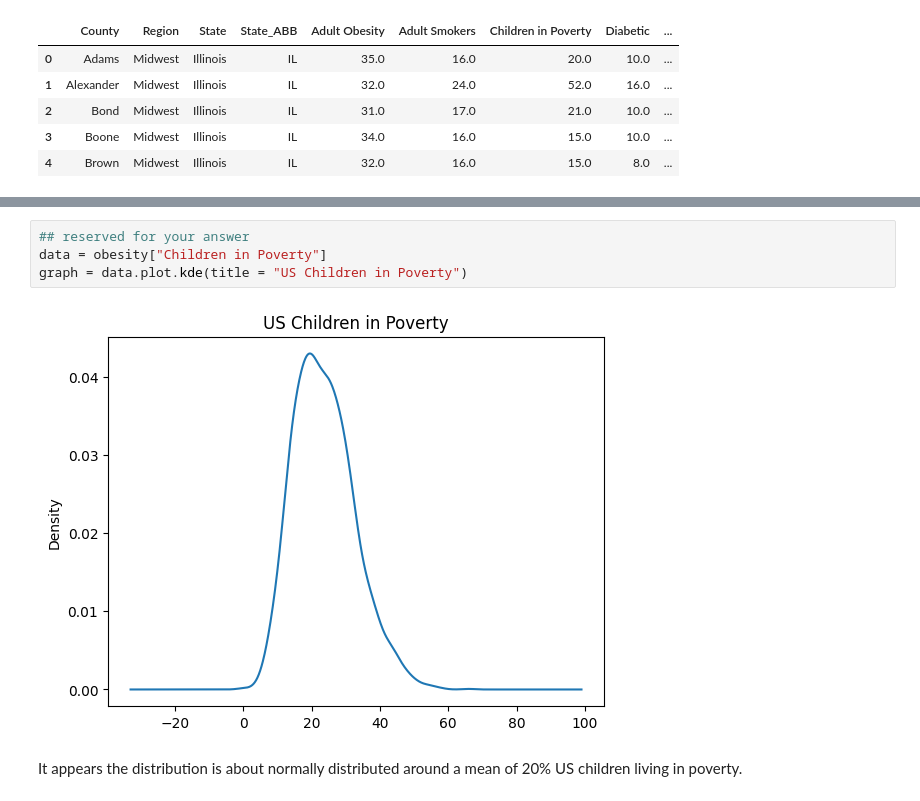
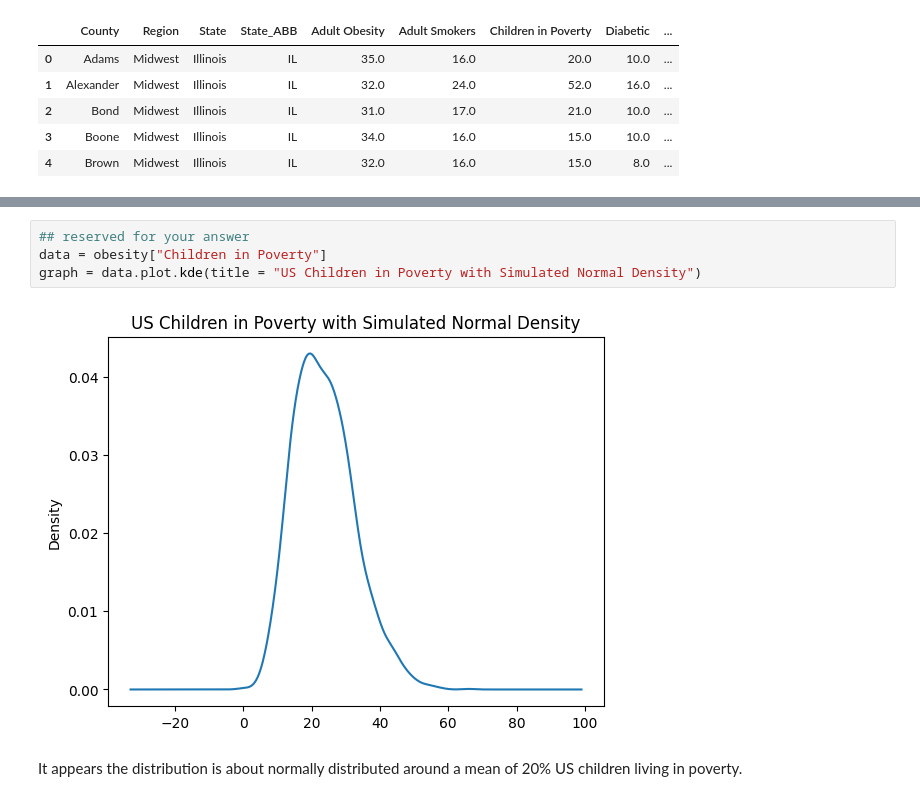
Before and after one commit to rialbeel/stats21, a Jupyter notebook: Homework/Homework8.ipynb, the cells around one changed output, grey strips where cells are left out. Saved outputs shown, nothing was run; the diff lists cells and outputs as text.

```diff
--- a/Homework/Homework8.ipynb
+++ b/Homework/Homework8.ipynb
@@ -61,9 +61,9 @@ It appears that the distribution of obesity rates by state is close to normally
 # %%
 ## reserved for your answer
 data = obesity["Children in Poverty"]
-graph = data.plot.kde(title = "US Children in Poverty")
+graph = data.plot.kde(title = "US Children in Poverty with Simulated Normal Density")
 # %% [output]
-[figure, old version]
+[figure, new version]
 # %% [markdown]
 It appears the distribution is about normally distributed around a mean of 20% US children living in poverty.
 # %% [markdown]
```
Also changed, not shown: parts of 2 cells of this notebook.
